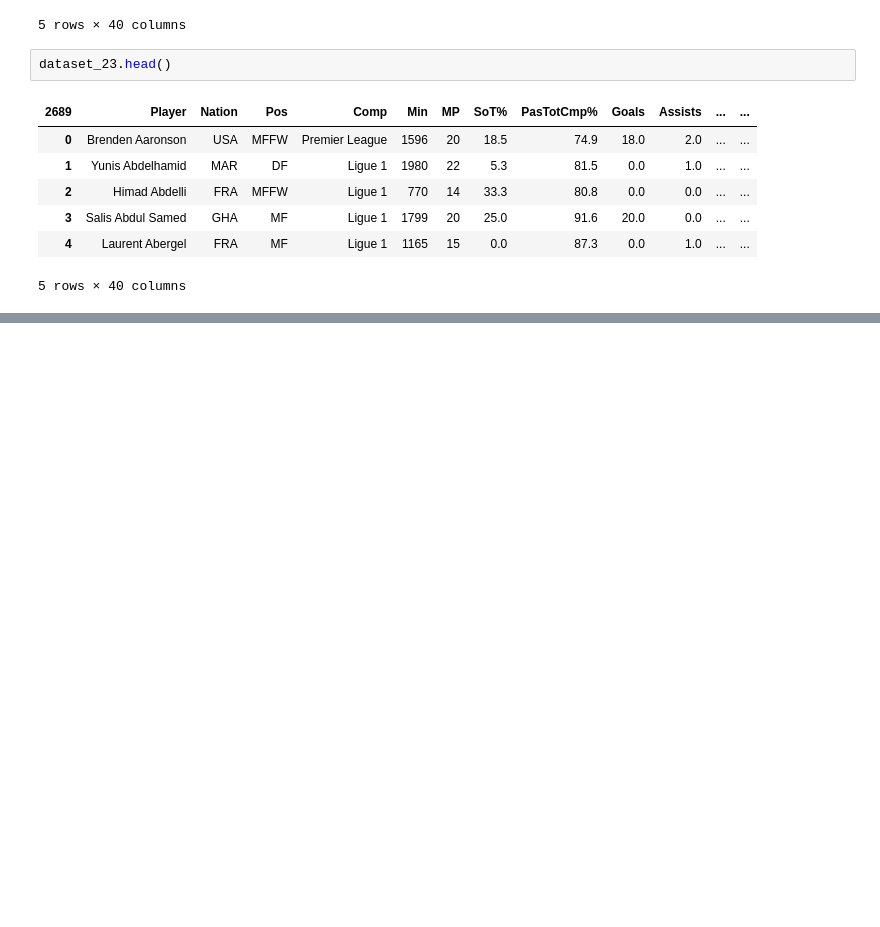
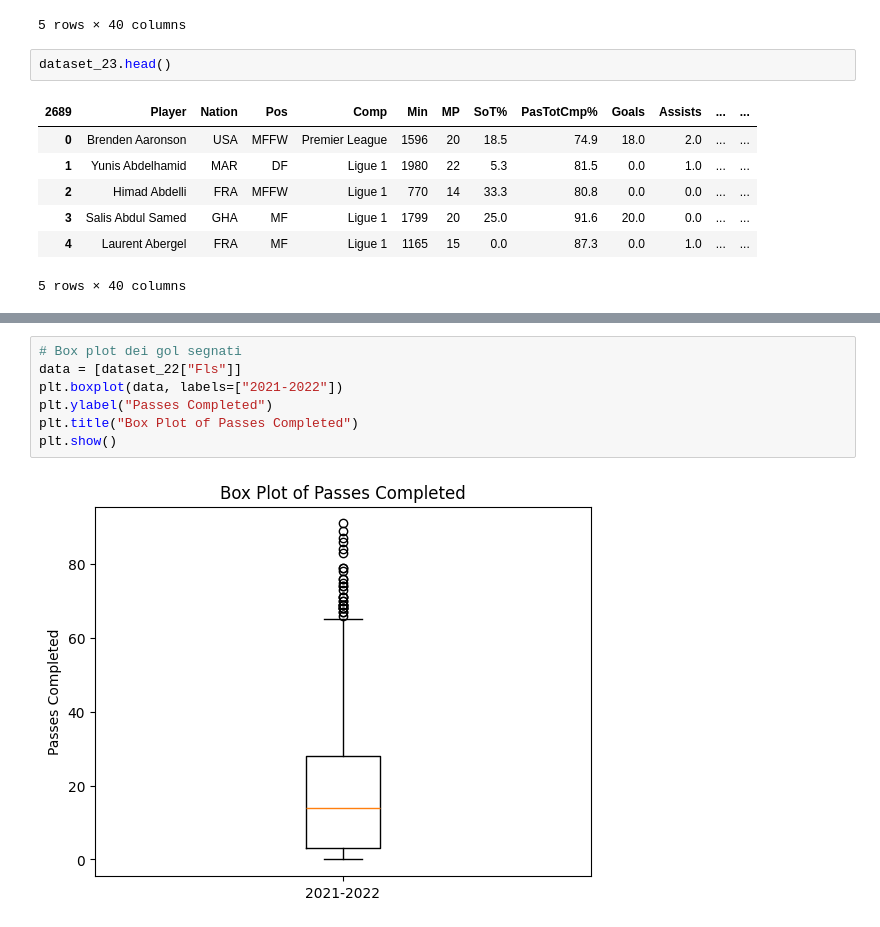
Before and after one commit to Mammew/proj_IDS, a Jupyter notebook: notebook.ipynb, the cells around one changed output, grey strips where cells are left out. Saved outputs shown, nothing was run; the diff lists cells and outputs as text; blank space fills up the shorter version.

```diff
--- a/notebook.ipynb
+++ b/notebook.ipynb
@@ -116,0 +128,9 @@ dataset_23.head()
+# %%
+# Box plot dei gol segnati
+data = [dataset_22["Fls"]]
+plt.boxplot(data, labels=["2021-2022"])
+plt.ylabel("Passes Completed")
+plt.title("Box Plot of Passes Completed")
+plt.show()
+# %% [output]
+[figure, added]
```
Also changed, not shown: parts of 2 cells of this notebook.
